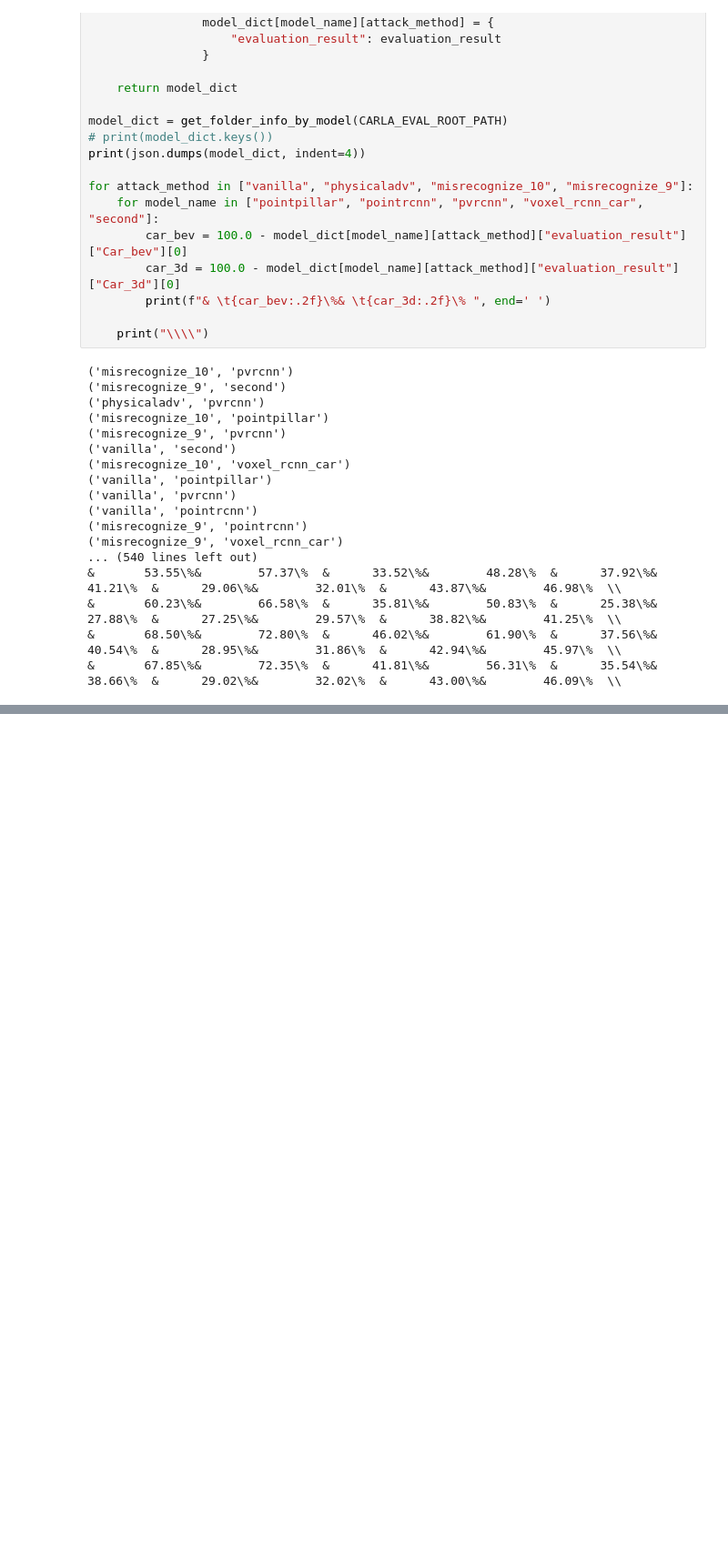
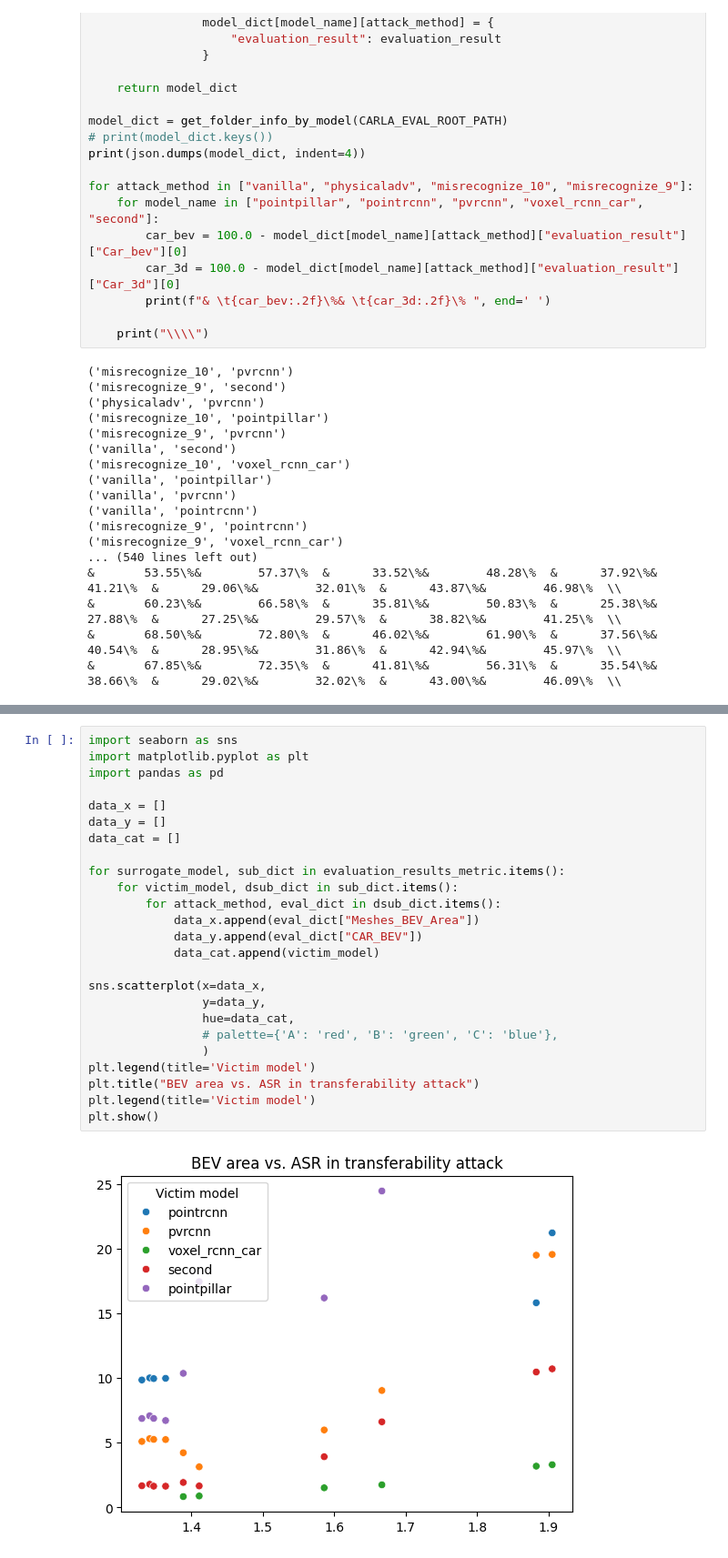
Before and after one commit to uzukidd/adv-carla, a Jupyter notebook: visualization.ipynb, the cells around one changed output, grey strips where cells are left out. Shown at 91% size. Saved outputs shown, nothing was run; the diff lists cells and outputs as text; blank space fills up the shorter version.

```diff
--- a/visualization.ipynb
+++ b/visualization.ipynb
@@ -1465,0 +1825,27 @@ for attack_method in ["vanilla", "physicaladv", "misrecognize_10", "misrecognize
+# %%
+import seaborn as sns
+import matplotlib.pyplot as plt
+import pandas as pd
+
+data_x = []
+data_y = []
+data_cat = []
+
+for surrogate_model, sub_dict in evaluation_results_metric.items():
+    for victim_model, dsub_dict in sub_dict.items():
+        for attack_method, eval_dict in dsub_dict.items():
+            data_x.append(eval_dict["Meshes_BEV_Area"])
+            data_y.append(eval_dict["CAR_BEV"])
+            data_cat.append(victim_model)
+
+sns.scatterplot(x=data_x,
+                y=data_y,
+                hue=data_cat,
+                # palette={'A': 'red', 'B': 'green', 'C': 'blue'},
+                )
+plt.legend(title='Victim model')
+plt.title("BEV area vs. ASR in transferability attack")
+plt.legend(title='Victim model')
+plt.show()
+# %% [output]
+[figure, added]
```
Also changed, not shown: parts of 11 cells of this notebook, 27 other files.
